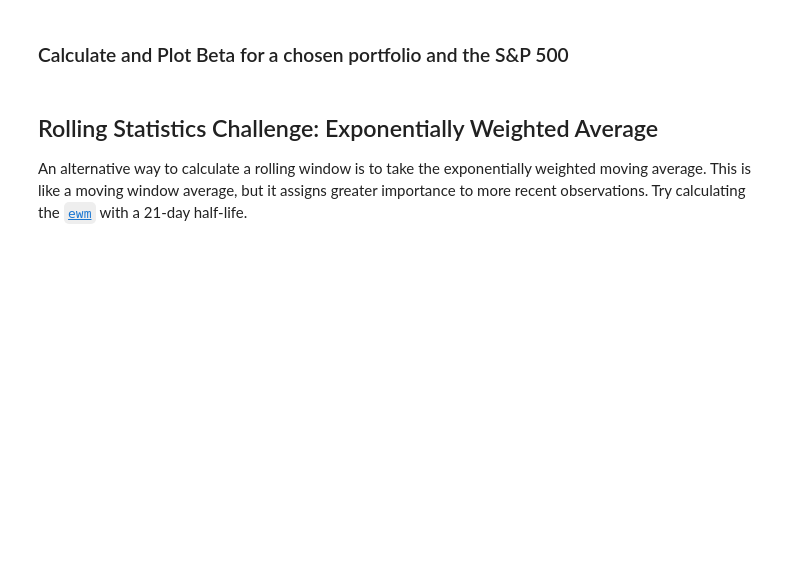
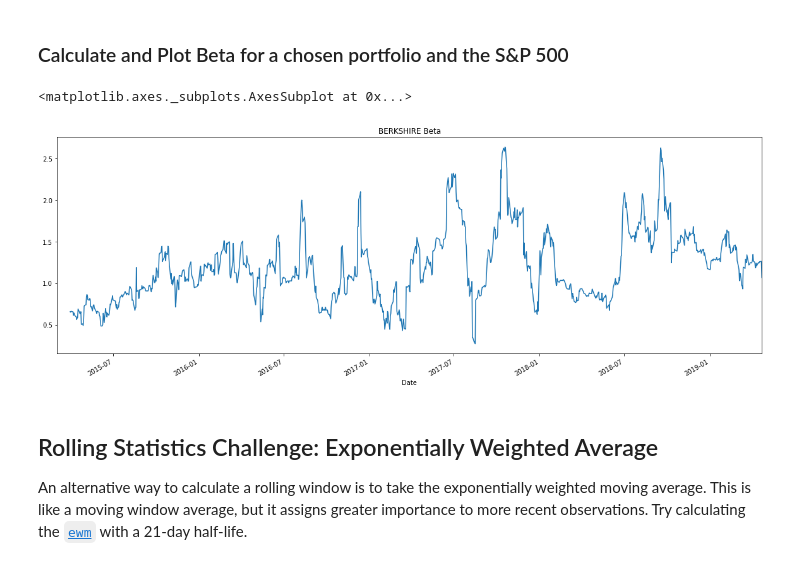
Before and after one commit to spla23/Pandas-Assignment, a Jupyter notebook: whale_analysis.ipynb, the cells around one changed output. Drawn from its saved outputs; the diff is of its cells as text; code cells hidden in the pictures; blank space fills up the shorter version.

```diff
--- a/whale_analysis.ipynb
+++ b/whale_analysis.ipynb
@@ -385,12 +412,19 @@ Risk changes over time. Analyze the rolling statistics for Risk and Beta.
 ### Calculate and Plot Beta for a chosen portfolio and the S&P 500
 # %%
 # Calculate covariance of a single portfolio
+rolling_berkshire_cov = combined_portfolio['BERKSHIRE HATHAWAY INC'].rolling(window=21).cov(combined_portfolio['S&P 500'])
 
 # Calculate variance of S&P 500
+rolling_variance = combined_portfolio['S&P 500'].rolling(window=21).var()
 
 # Computing beta
+rolling_berkshire_beta = rolling_berkshire_cov/rolling_variance
 
 # Plot beta trend
+rolling_berkshire_beta.plot(title='BERKSHIRE Beta', figsize=[20,7])
+# %% [output]
+<matplotlib.axes._subplots.AxesSubplot at 0x...>
+[figure, added]
 # %% [markdown]
 ## Rolling Statistics Challenge: Exponentially Weighted Average
 
```
Also changed, not shown: parts of 29 cells of this notebook.
